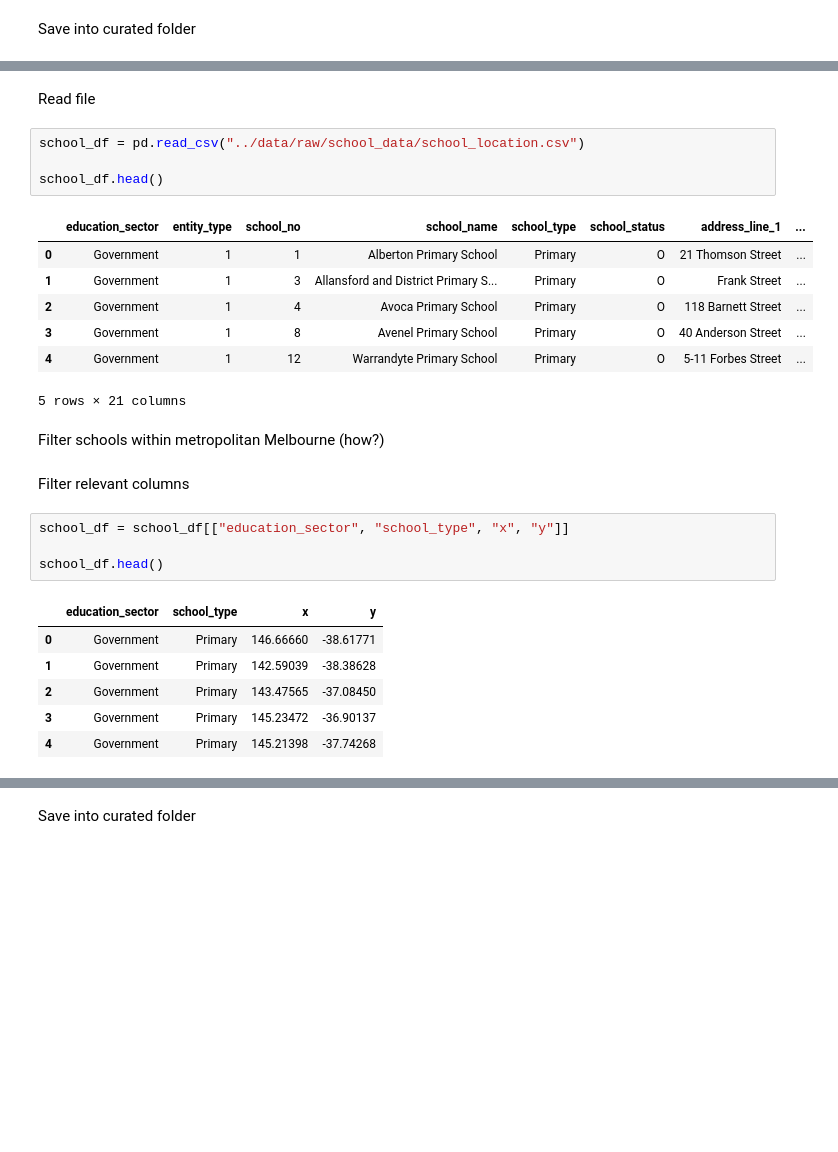
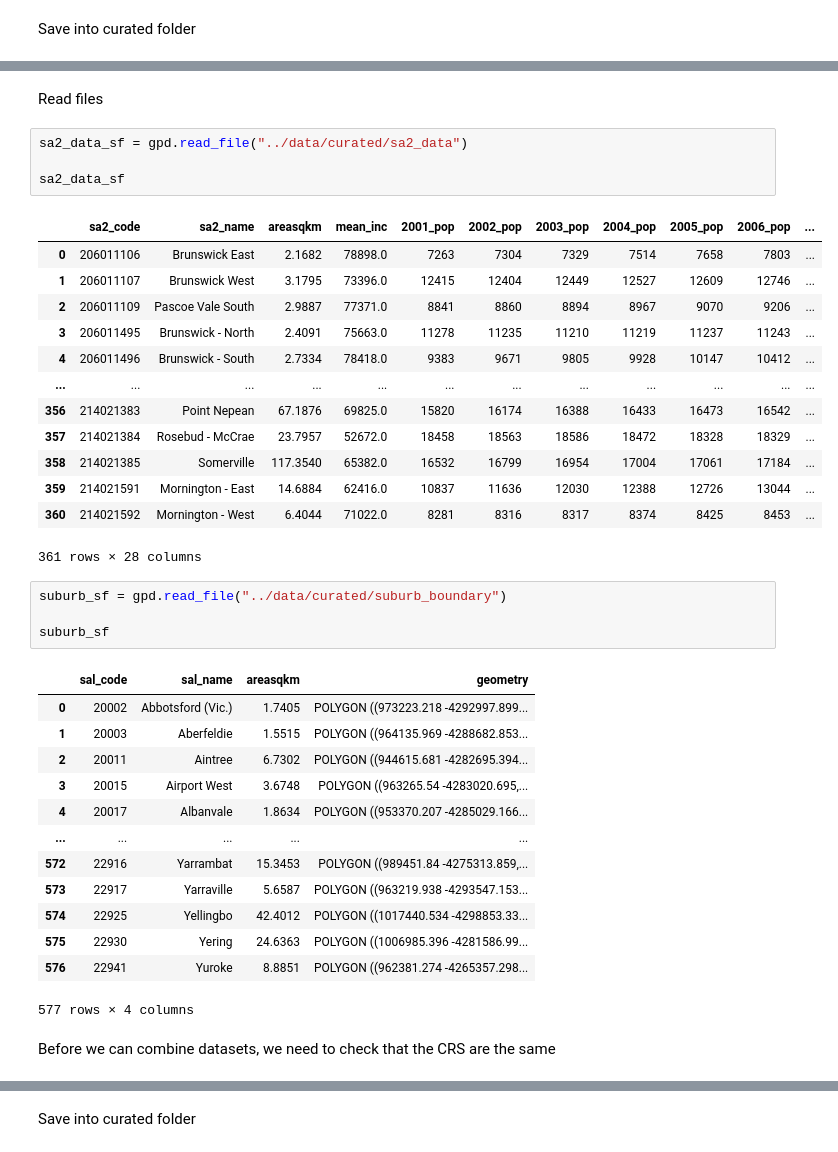
Before and after one commit to MAST30034-AppliedDataScience/project-2-group-real-estate-industry-project-21, a Jupyter notebook: notebooks/curate_external.ipynb, the cells around one changed output, grey strips where cells are left out. Cells and saved outputs as stored; diff of their text form; blank space fills up the shorter version.

Commit message:
combined datasets

```diff
--- a/notebooks/curate_external.ipynb
+++ b/notebooks/curate_external.ipynb
@@ -298,29 +547,40 @@ sa2_df.to_csv("../data/curated/sa2_data.csv", index = False)
 # %% [markdown]
-Read file
+Read files
-# %%
-school_df = pd.read_csv("../data/raw/school_data/school_location.csv")
-
-school_df.head()
-# %% [output]
-|  | education_sector | entity_type | school_no | school_name | school_type | school_status | address_line_1 | ... |
-| 0 | Government | 1 | 1 | Alberton Primary School | Primary | O | 21 Thomson Street | ... |
-| 1 | Government | 1 | 3 | Allansford and District Primary S... | Primary | O | Frank Street | ... |
-| 2 | Government | 1 | 4 | Avoca Primary School | Primary | O | 118 Barnett Street | ... |
-| 3 | Government | 1 | 8 | Avenel Primary School | Primary | O | 40 Anderson Street | ... |
-| 4 | Government | 1 | 12 | Warrandyte Primary School | Primary | O | 5-11 Forbes Street | ... |
-5 rows × 21 columns
-# %% [markdown]
-Filter schools within metropolitan Melbourne (how?)
-# %% [markdown]
-Filter relevant columns
-# %%
-school_df = school_df[["education_sector", "school_type", "x", "y"]]
-
-school_df.head()
-# %% [output]
-|  | education_sector | school_type | x | y |
-| 0 | Government | Primary | 146.66660 | -38.61771 |
-| 1 | Government | Primary | 142.59039 | -38.38628 |
-| 2 | Government | Primary | 143.47565 | -37.08450 |
-| 3 | Government | Primary | 145.23472 | -36.90137 |
-| 4 | Government | Primary | 145.21398 | -37.74268 |
+# %%
+sa2_data_sf = gpd.read_file("../data/curated/sa2_data")
+
+sa2_data_sf
+# %% [output]
+|  | sa2_code | sa2_name | areasqkm | mean_inc | 2001_pop | 2002_pop | 2003_pop | 2004_pop | 2005_pop | 2006_pop | ... |
+| 0 | 206011106 | Brunswick East | 2.1682 | 78898.0 | 7263 | 7304 | 7329 | 7514 | 7658 | 7803 | ... |
+| 1 | 206011107 | Brunswick West | 3.1795 | 73396.0 | 12415 | 12404 | 12449 | 12527 | 12609 | 12746 | ... |
+| 2 | 206011109 | Pascoe Vale South | 2.9887 | 77371.0 | 8841 | 8860 | 8894 | 8967 | 9070 | 9206 | ... |
+| 3 | 206011495 | Brunswick - North | 2.4091 | 75663.0 | 11278 | 11235 | 11210 | 11219 | 11237 | 11243 | ... |
+| 4 | 206011496 | Brunswick - South | 2.7334 | 78418.0 | 9383 | 9671 | 9805 | 9928 | 10147 | 10412 | ... |
+| ... | ... | ... | ... | ... | ... | ... | ... | ... | ... | ... | ... |
+| 356 | 214021383 | Point Nepean | 67.1876 | 69825.0 | 15820 | 16174 | 16388 | 16433 | 16473 | 16542 | ... |
+| 357 | 214021384 | Rosebud - McCrae | 23.7957 | 52672.0 | 18458 | 18563 | 18586 | 18472 | 18328 | 18329 | ... |
+| 358 | 214021385 | Somerville | 117.3540 | 65382.0 | 16532 | 16799 | 16954 | 17004 | 17061 | 17184 | ... |
+| 359 | 214021591 | Mornington - East | 14.6884 | 62416.0 | 10837 | 11636 | 12030 | 12388 | 12726 | 13044 | ... |
+| 360 | 214021592 | Mornington - West | 6.4044 | 71022.0 | 8281 | 8316 | 8317 | 8374 | 8425 | 8453 | ... |
+361 rows × 28 columns
+# %%
+suburb_sf = gpd.read_file("../data/curated/suburb_boundary")
+
+suburb_sf
+# %% [output]
+|  | sal_code | sal_name | areasqkm | geometry |
+| 0 | 20002 | Abbotsford (Vic.) | 1.7405 | POLYGON ((973223.218 -4292997.899... |
+| 1 | 20003 | Aberfeldie | 1.5515 | POLYGON ((964135.969 -4288682.853... |
+| 2 | 20011 | Aintree | 6.7302 | POLYGON ((944615.681 -4282695.394... |
+| 3 | 20015 | Airport West | 3.6748 | POLYGON ((963265.54 -4283020.695,... |
+| 4 | 20017 | Albanvale | 1.8634 | POLYGON ((953370.207 -4285029.166... |
+| ... | ... | ... | ... | ... |
+| 572 | 22916 | Yarrambat | 15.3453 | POLYGON ((989451.84 -4275313.859,... |
+| 573 | 22917 | Yarraville | 5.6587 | POLYGON ((963219.938 -4293547.153... |
+| 574 | 22925 | Yellingbo | 42.4012 | POLYGON ((1017440.534 -4298853.33... |
+| 575 | 22930 | Yering | 24.6363 | POLYGON ((1006985.396 -4281586.99... |
+| 576 | 22941 | Yuroke | 8.8851 | POLYGON ((962381.274 -4265357.298... |
+577 rows × 4 columns
+# %% [markdown]
+Before we can combine datasets, we need to check that the CRS are the same
```
Also changed, not shown: parts of 99 cells of this notebook.
